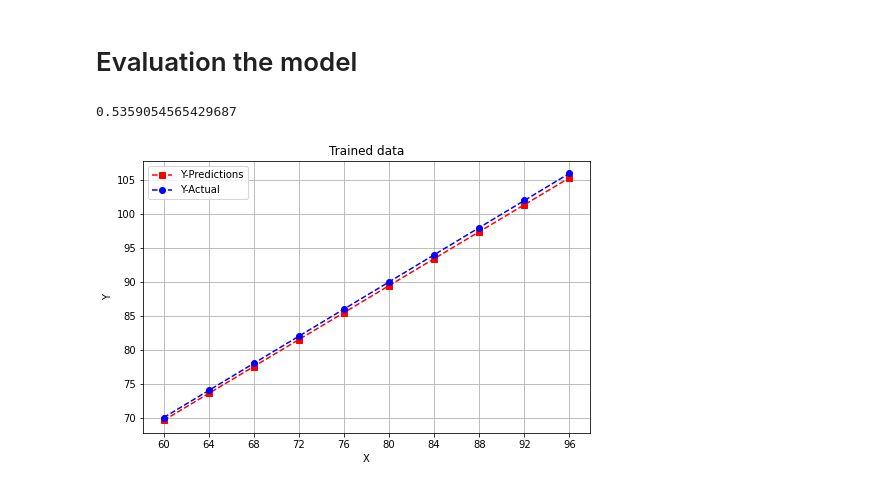
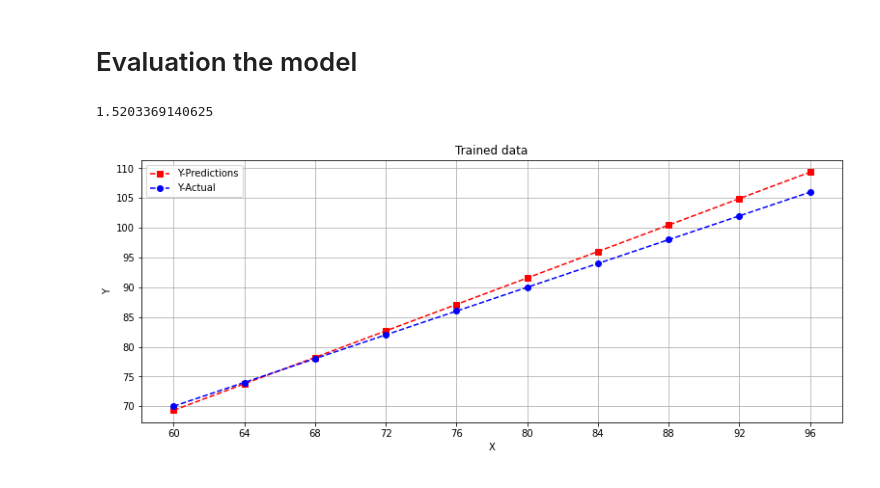
Before and after one commit to kavinda-ravishan/TensorFlow_Developer_Certificate_in_2021_Zero_to_Mastery, a Jupyter notebook: 3. Neural network regression with TensorFlow/9. Evaluating a TensorFlow model part 1 (visualise, visualise, visualise)/app.ipynb, the cells around one changed output. Saved outputs shown, nothing was run; the diff lists cells and outputs as text; code cells hidden in the pictures.

Commit message:
11. Evaluating a TensorFlow model part 3

```diff
--- a/3. Neural network regression with TensorFlow/9. Evaluating a TensorFlow model part 1 (visualise, visualise, visualise)/app.ipynb
+++ b/3. Neural network regression with TensorFlow/9. Evaluating a TensorFlow model part 1 (visualise, visualise, visualise)/app.ipynb
@@ -46,12 +46,11 @@ tf.random.set_seed(42)
 # %%
 # Creating the model using the sequential API
 model = tf.keras.Sequential([
-    tf.keras.layers.Dense(50, activation=None),
-    tf.keras.layers.Dense(1)
+    tf.keras.layers.Dense(1, input_shape=[1])
 ])
 # %%
 model.compile(
     loss=tf.keras.losses.mae,
-    optimizer=tf.keras.optimizers.Adam(learning_rate=0.01),
+    optimizer=tf.keras.optimizers.SGD(),
     metrics=['mae']
 )
@@ -58,3 +73,3 @@ model.compile(
 # %%
-model.fit(X_train, y_train, epochs=100)
+model.fit(X_train, y_train, epochs=100, verbose=0)
 # %% [output]
@@ -88,18 +86,18 @@ for i in range(len(y_test)):
 
 np.mean(err)
 # %% [output]
-0.5359054565429687
+1.5203369140625
 # %%
-plt.figure(figsize=(8, 5))
+plt.figure(figsize=(13, 5))
 plt.plot(X_test, y_pred, 'rs--', label='Y-Predictions')
 plt.plot(X_test, y_test, 'bo--', label='Y-Actual')
 plt.title('Trained data')
 plt.xlabel('X')
 plt.ylabel('Y')
 plt.xticks(X_test)
 plt.grid()
 plt.legend()
 
 plt.show()
 # %% [output]
-[figure, old version]
+[figure, new version]
```
Also changed, not shown: parts of 4 cells of this notebook.
